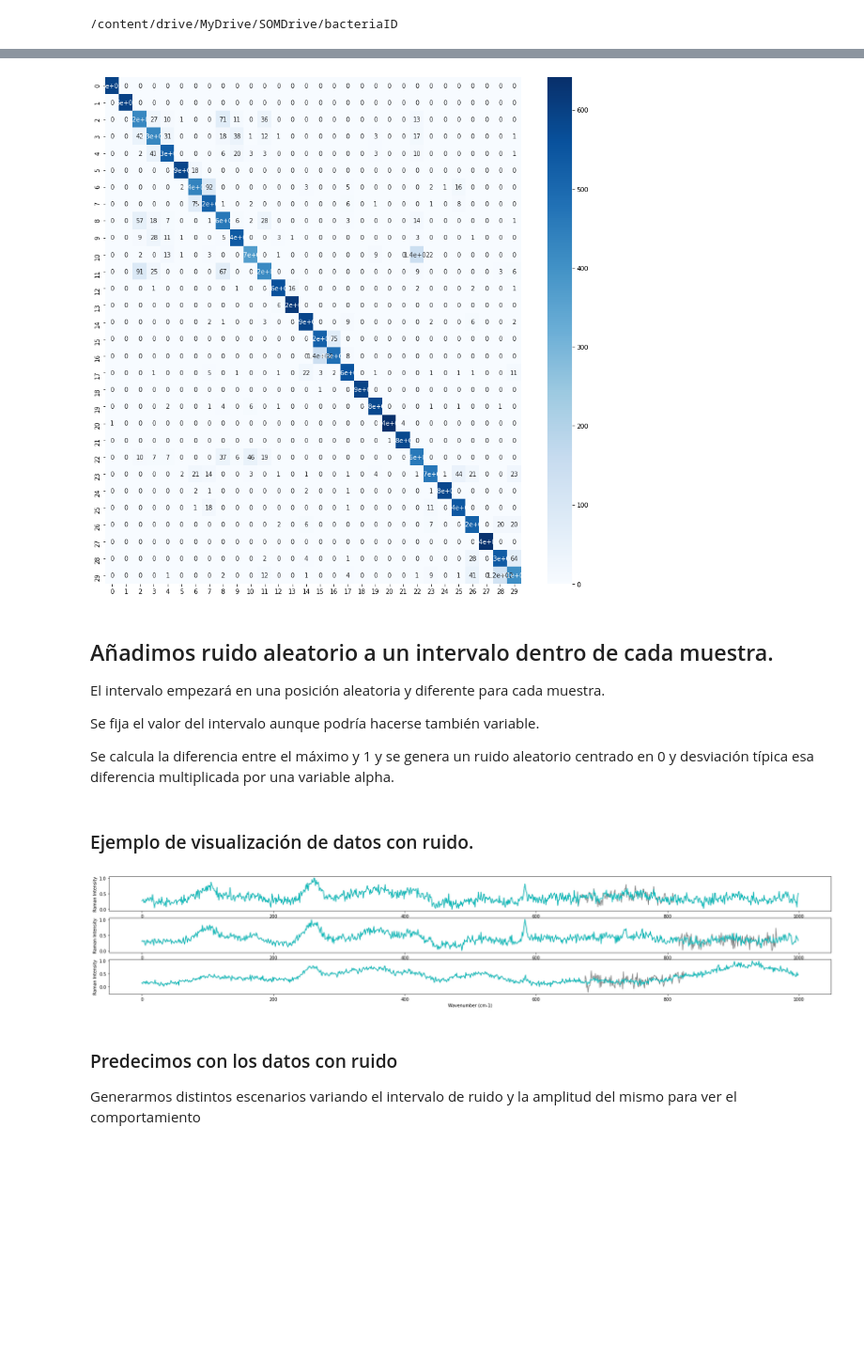
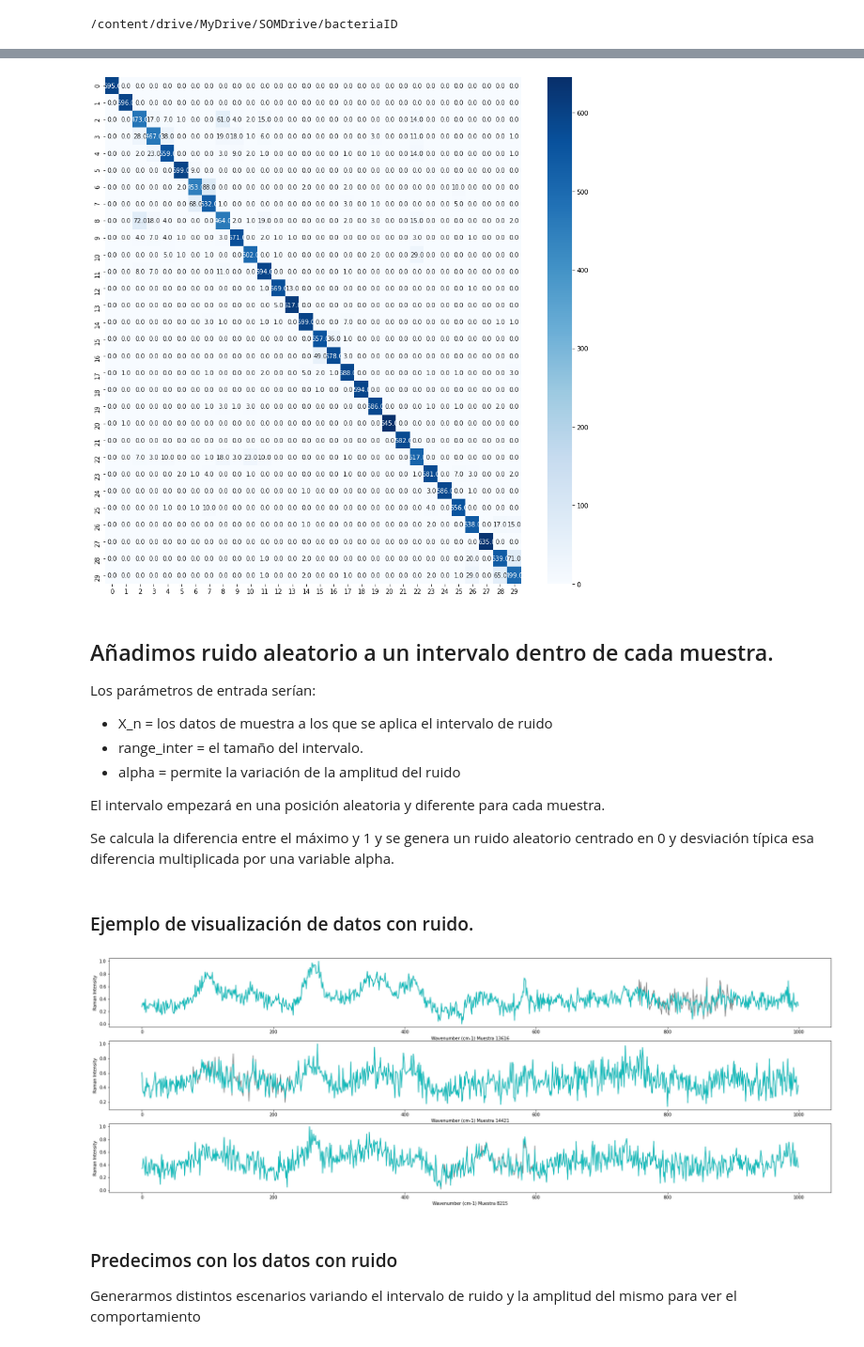
Before and after one commit to sortegamart/bacteria-ID, a Jupyter notebook: SVC_Model_Saved_intervalos_ruido.ipynb, the cells around one changed output, grey strips where cells are left out. Shown at 94% size. Drawn from its saved outputs; the diff is of its cells as text; code cells hidden in the pictures; blank space fills up the shorter version.

Commit message:
Resumen final de Intervalos de ruido SVC

```diff
--- a/SVC_Model_Saved_intervalos_ruido.ipynb
+++ b/SVC_Model_Saved_intervalos_ruido.ipynb
@@ -99,17 +97,20 @@ import seaborn as sns
 import matplotlib.pyplot as plt2
 cf_matrix = confusion_matrix(y_test, ypred)
 plt2.figure(figsize=(15,15))
-sns.heatmap(cf_matrix, annot=True,cmap='Blues' )
+sns.heatmap(cf_matrix, annot=True,fmt=".1f",cmap='Blues' )
 plt2.show()
 # %% [output]
-[figure, old version]
+[figure, new version]
 # %% [markdown]
 ## Añadimos ruido aleatorio a un intervalo dentro de cada muestra.
 
+Los parámetros de entrada serían:
+- X_n = los datos de muestra a los que se aplica el intervalo de ruido
+- range_inter = el tamaño del intervalo.
+- alpha = permite la variación de la amplitud del ruido
+
 El intervalo empezará en una posición aleatoria y diferente para cada muestra.
 
-Se fija el valor del intervalo aunque podría hacerse también variable.
-
 Se calcula la diferencia entre el máximo y 1 y se genera un ruido aleatorio centrado en 0 y desviación típica esa diferencia multiplicada por una variable alpha.
 # %%
 def add_noise (X_n, range_inter,alpha):
@@ -138,31 +136,36 @@ X_noise = add_noise (X_noise, range_inter,alpha)
+# %%
+X_noise= X_test.copy()
+v_plot = np.random.randint(0, X_noise.shape[0], 3)
+X_noise = add_noise (X_noise[v_plot], range_inter,alpha)
 # %%
 # Mostramos algunos ejemplos de cómo quedarían las muestras tras añadir el ruido
 figure =plt.gcf()
-figure.set_size_inches(30,5)
-
-v_plot = np.random.randint(0, X_noise.shape[0], 3)
+figure.set_size_inches(30,10)
 
 plt.subplot(311)
-plt.xlabel('Wavenumber (cm-1)')
+label = 'Wavenumber (cm-1) Muestra ' + str(v_plot[0])
+plt.xlabel(label)
 plt.ylabel('Raman Intensity')
-plt.plot(X_noise[v_plot[0]], color='grey')
+plt.plot(X_noise[0], color='grey')
 plt.plot(X_test[v_plot[0]], color='c')
 
 plt.subplot(312)
-plt.xlabel('Wavenumber (cm-1)')
+label = 'Wavenumber (cm-1) Muestra ' + str(v_plot[1])
+plt.xlabel(label)
 plt.ylabel('Raman Intensity')
-plt.plot(X_noise[v_plot[1]], color='grey')
+plt.plot(X_noise[1], color='grey')
 plt.plot(X_test[v_plot[1]], color='c')
 
 plt.subplot(313)
-plt.xlabel('Wavenumber (cm-1)')
+label = 'Wavenumber (cm-1) Muestra ' + str(v_plot[2])
+plt.xlabel(label)
 plt.ylabel('Raman Intensity')
-plt.plot(X_noise[v_plot[2]], color='grey')
+plt.plot(X_noise[2], color='grey')
 plt.plot(X_test[v_plot[2]], color='c')
 
 plt.show()
 # %% [output]
-[figure, old version]
+[figure, new version]
 # %% [markdown]
 ### Predecimos con los datos con ruido
 
```
Also changed, not shown: parts of 16 cells of this notebook.
